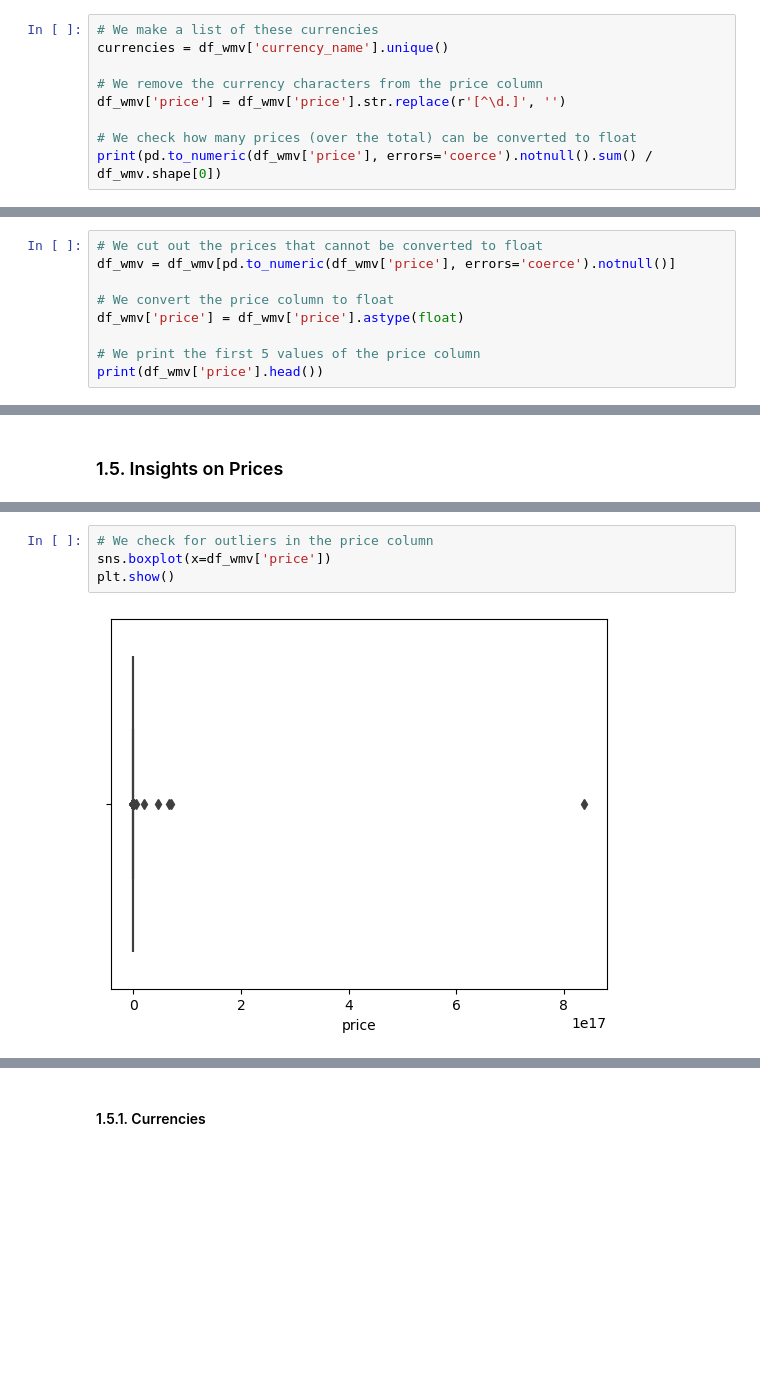
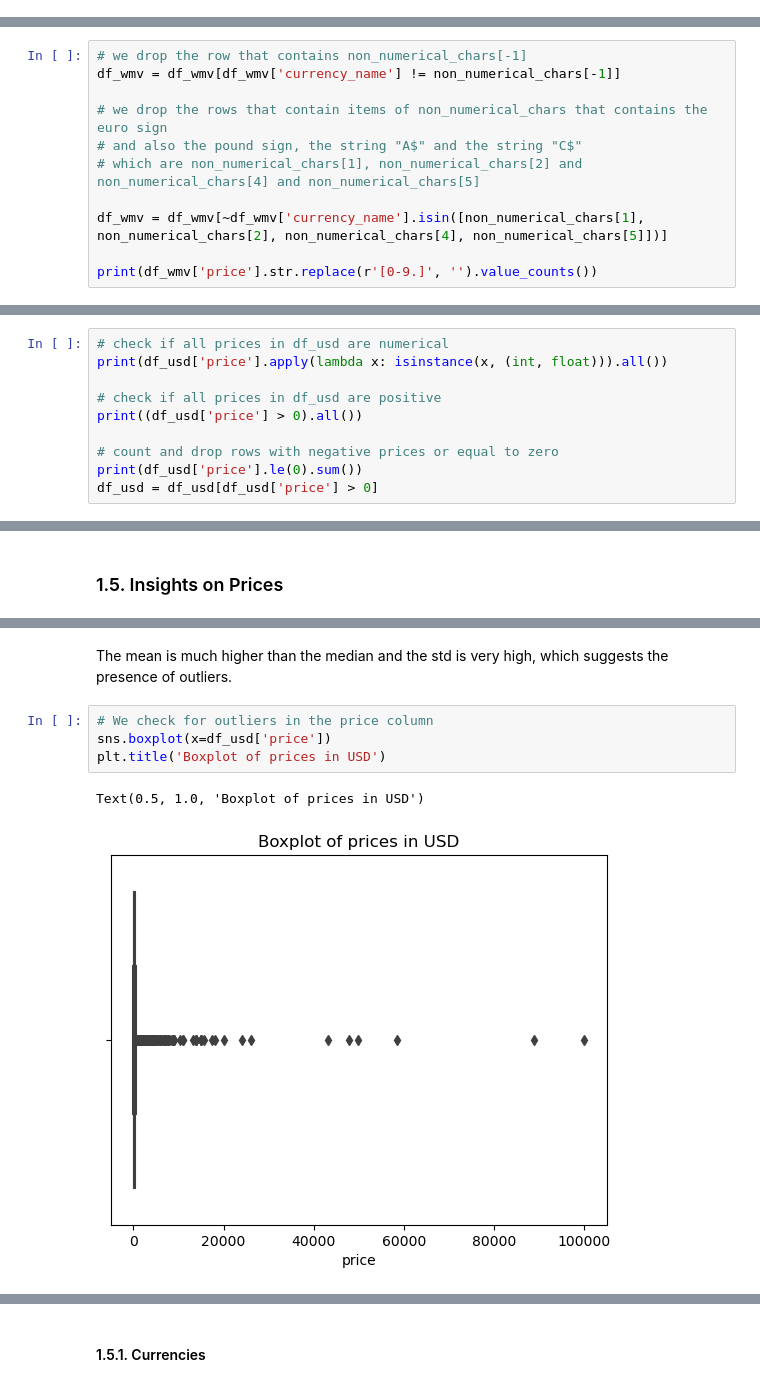
Before and after one commit to davide-beltrame/cybercrime-aho, a Jupyter notebook: main.ipynb, the cells around one changed output, grey strips where cells are left out. Saved outputs shown, nothing was run; the diff lists cells and outputs as text; blank space fills up the shorter version.

```diff
--- a/main.ipynb
+++ b/main.ipynb
@@ -217,9 +185,0 @@ Name: price, dtype: int64
-# %%
-# We make a list of these currencies
-currencies = df_wmv['currency_name'].unique()
-
-# We remove the currency characters from the price column
-df_wmv['price'] = df_wmv['price'].str.replace(r'[^\d.]', '')
-
-# We check how many prices (over the total) can be converted to float
-print(pd.to_numeric(df_wmv['price'], errors='coerce').notnull().sum() / df_wmv.shape[0])
@@ -228,9 +185,0 @@ print(pd.to_numeric(df_wmv['price'], errors='coerce').notnull().sum() / df_wmv.s
-# %%
-# We cut out the prices that cannot be converted to float
-df_wmv = df_wmv[pd.to_numeric(df_wmv['price'], errors='coerce').notnull()]
-
-# We convert the price column to float
-df_wmv['price'] = df_wmv['price'].astype(float)
-
-# We print the first 5 values of the price column
-print(df_wmv['price'].head())
@@ -243,0 +205,11 @@ Name: price, dtype: float64
+# %%
+# we drop the row that contains non_numerical_chars[-1]
+df_wmv = df_wmv[df_wmv['currency_name'] != non_numerical_chars[-1]]
+
+# we drop the rows that contain items of non_numerical_chars that contains the euro sign
+# and also the pound sign, the string "A$" and the string "C$"
+# which are non_numerical_chars[1], non_numerical_chars[2] and non_numerical_chars[4] and non_numerical_chars[5]
+
+df_wmv = df_wmv[~df_wmv['currency_name'].isin([non_numerical_chars[1], non_numerical_chars[2], non_numerical_chars[4], non_numerical_chars[5]])]
+
+print(df_wmv['price'].str.replace(r'[0-9.]', '').value_counts())
@@ -243,0 +285,10 @@ Name: price, dtype: float64
+# %%
+# check if all prices in df_usd are numerical
+print(df_usd['price'].apply(lambda x: isinstance(x, (int, float))).all())
+
+# check if all prices in df_usd are positive
+print((df_usd['price'] > 0).all())
+
+# count and drop rows with negative prices or equal to zero
+print(df_usd['price'].le(0).sum())
+df_usd = df_usd[df_usd['price'] > 0]
@@ -246,6 +329,9 @@ Name: price, dtype: float64
+# %% [markdown]
+The mean is much higher than the median and the std is very high, which suggests the presence of outliers.
 # %%
 # We check for outliers in the price column
-sns.boxplot(x=df_wmv['price'])
-plt.show()
+sns.boxplot(x=df_usd['price'])
+plt.title('Boxplot of prices in USD')
 # %% [output]
+Text(0.5, 1.0, 'Boxplot of prices in USD')
-[figure, old version]
+[figure, new version]
```
Also changed, not shown: parts of 37 cells of this notebook, 1 other file.
